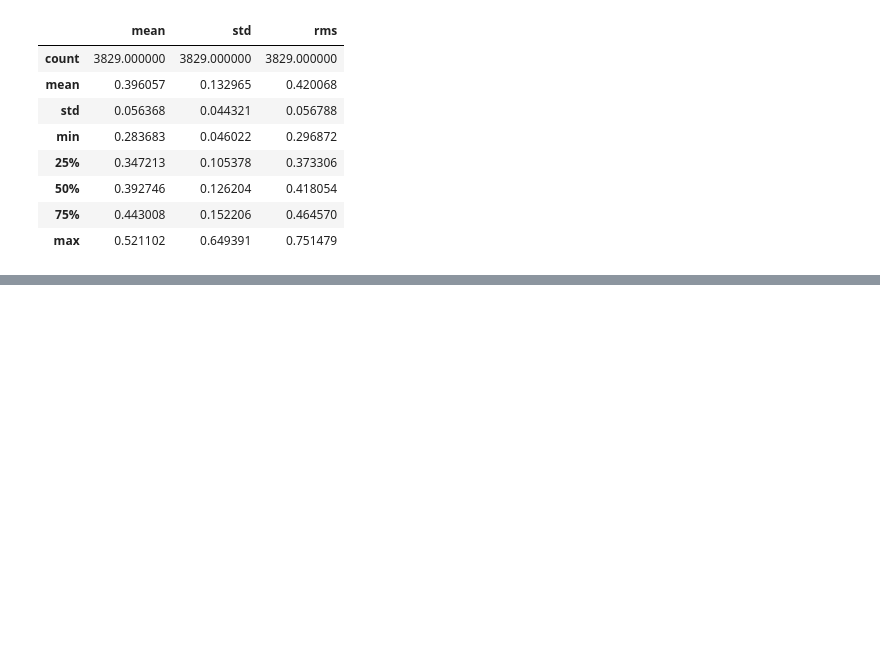
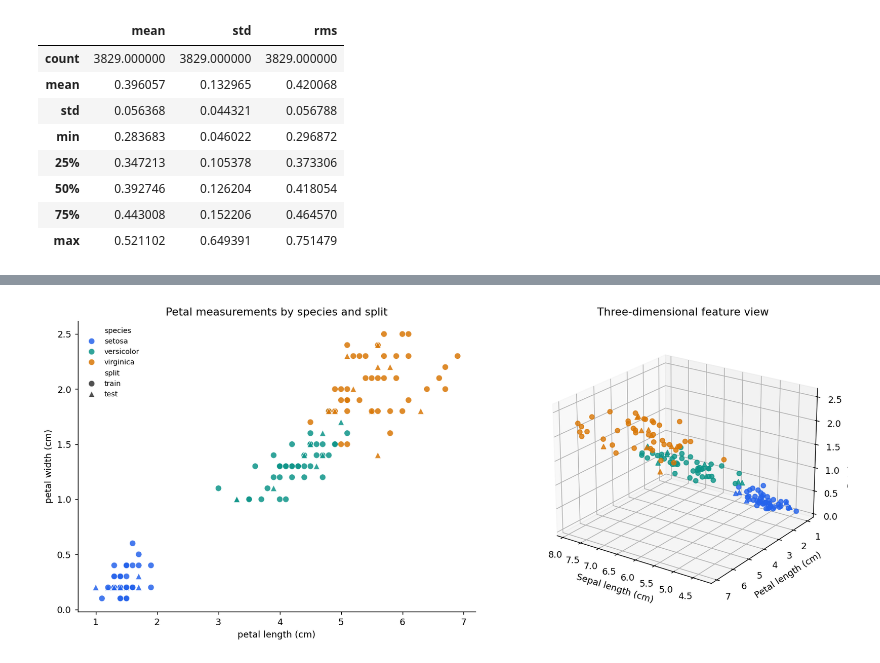
Before and after one commit to raha-sajed/AI-course, a Jupyter notebook: HomeWork1/HomeWork1.ipynb, the cells around one changed output, grey strips where cells are left out. Drawn from its saved outputs; the diff is of its cells as text; code cells hidden in the pictures; blank space fills up the shorter version.

```diff
--- a/HomeWork1/HomeWork1.ipynb
+++ b/HomeWork1/HomeWork1.ipynb
@@ -341,0 +410,22 @@ To be completed in the next step.
+# %%
+species_colors = {"setosa": "#2563eb", "versicolor": "#0d9488", "virginica": "#d97706"}
+fig = plt.figure(figsize=(13, 5.2), layout="constrained")
+ax2 = fig.add_subplot(1, 2, 1)
+sns.scatterplot(data=iris_all, x="petal length (cm)", y="petal width (cm)",
+                hue="species", style="split", palette=species_colors,
+                markers={"train": "o", "test": "^"}, s=48, alpha=.85, ax=ax2)
+ax2.set_title("Petal measurements by species and split")
+ax2.legend(fontsize=8, frameon=False)
+ax3 = fig.add_subplot(1, 2, 2, projection="3d")
+for species, color in species_colors.items():
+    for split, marker in [("train", "o"), ("test", "^")]:
+        subset = iris_all[(iris_all.species == species) & (iris_all.split == split)]
+        ax3.scatter(subset["sepal length (cm)"], subset["petal length (cm)"],
+                    subset["petal width (cm)"], color=color, marker=marker, s=26, alpha=.8)
+ax3.set(xlabel="Sepal length (cm)", ylabel="Petal length (cm)",
+        zlabel="Petal width (cm)", title="Three-dimensional feature view")
+ax3.view_init(elev=22, azim=125)
+fig.savefig(HERE / "results/iris_scatter.png", dpi=150)
+show_figure(fig)
+# %% [output]
+[figure, added]
```
Also changed, not shown: parts of 14 cells of this notebook, 7 other files.
